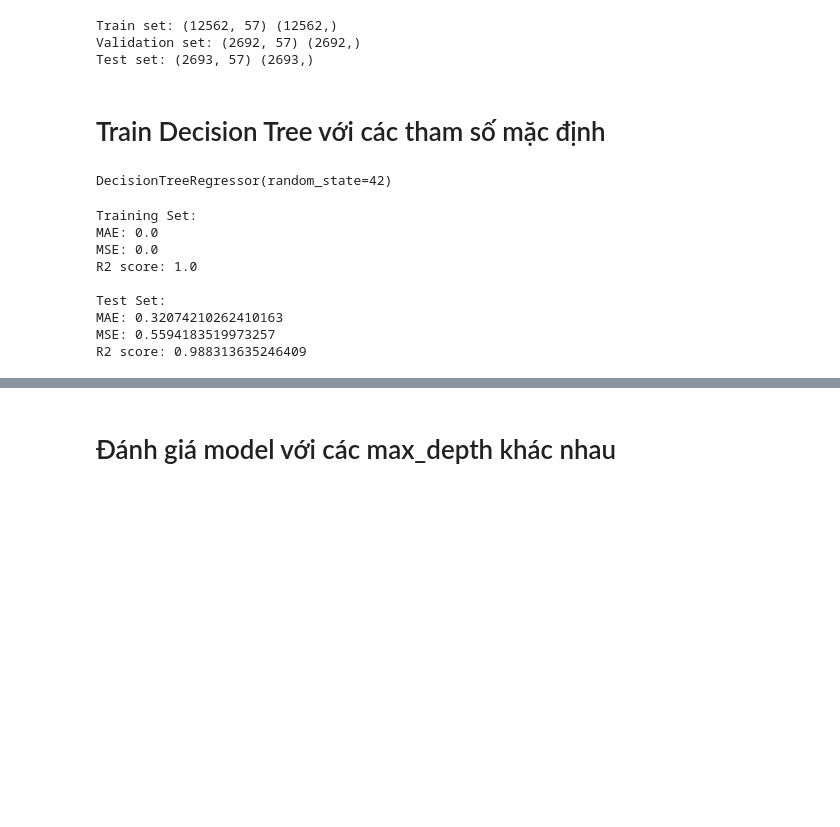
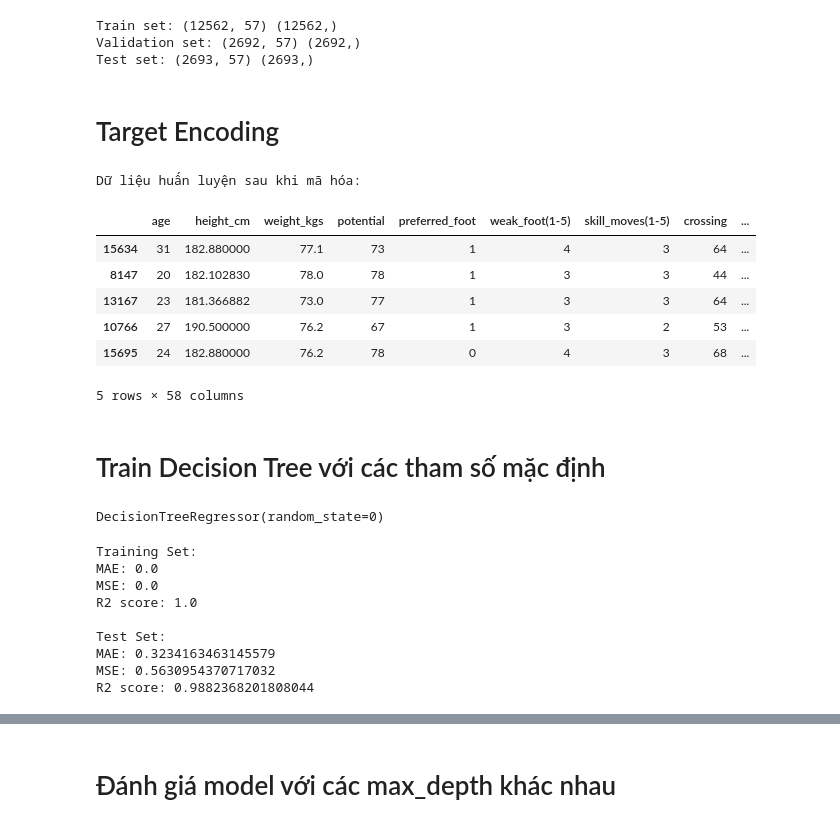
Before and after one commit to nttrung612/Football_Players_Rating_Prediction, a Jupyter notebook: decision_tree.ipynb, the cells around one changed output, grey strips where cells are left out. Drawn from its saved outputs; the diff is of its cells as text; code cells hidden in the pictures; blank space fills up the shorter version.

```diff
--- a/decision_tree.ipynb
+++ b/decision_tree.ipynb
@@ -26,15 +26,47 @@ X_train, X_test, y_train, y_test = train_test_split(X, y, test_size=1/3, random_
 Train set: (12562, 57) (12562,)
 Validation set: (2692, 57) (2692,)
 Test set: (2693, 57) (2693,)
+# %% [markdown]
+# Target Encoding
+# %%
+import pandas as pd
+from category_encoders import TargetEncoder
+from sklearn.model_selection import train_test_split
+
+# Tách dữ liệu thành biến mục tiêu và các thuộc tính đầu vào
+y = df['overall_rating']  # Biến mục tiêu
+X = df.drop(columns=['overall_rating'])  # Các thuộc tính đầu vào
+X_train, X_test, y_train, y_test = train_test_split(X, y, test_size=1/3, random_state=42)
+
+# Áp dụng Target Encoding cho cột 'nationality'
+target_encoder = TargetEncoder()
+X_train['nationality_encoded'] = target_encoder.fit_transform(X_train['nationality'], y_train)
+X_test['nationality_encoded'] = target_encoder.transform(X_test['nationality'])
+
+# Xóa cột 'nationality' gốc nếu không cần thiết
+X_train.drop(columns=['nationality'], inplace=True)
+X_test.drop(columns=['nationality'], inplace=True)
+
+print("Dữ liệu huấn luyện sau khi mã hóa:")
+X_train.head()
+# %% [output]
+Dữ liệu huấn luyện sau khi mã hóa:
+|  | age | height_cm | weight_kgs | potential | preferred_foot | weak_foot(1-5) | skill_moves(1-5) | crossing | ... |
+| 15634 | 31 | 182.880000 | 77.1 | 73 | 1 | 4 | 3 | 64 | ... |
+| 8147 | 20 | 182.102830 | 78.0 | 78 | 1 | 3 | 3 | 44 | ... |
+| 13167 | 23 | 181.366882 | 73.0 | 77 | 1 | 3 | 3 | 64 | ... |
+| 10766 | 27 | 190.500000 | 76.2 | 67 | 1 | 3 | 2 | 53 | ... |
+| 15695 | 24 | 182.880000 | 76.2 | 78 | 0 | 4 | 3 | 68 | ... |
+5 rows × 58 columns
 # %% [markdown]
 # Train Decision Tree với các tham số mặc định
 # %%
 from sklearn.tree import DecisionTreeRegressor
 
-model = DecisionTreeRegressor(random_state=42)
+model = DecisionTreeRegressor(random_state=0)
 model.fit(X_train, y_train)
 # %% [output]
-DecisionTreeRegressor(random_state=42)
+DecisionTreeRegressor(random_state=0)
 # %%
 y_train_pred = model.predict(X_train)
 y_test_pred = model.predict(X_test)
@@ -59,6 +91,6 @@ MSE: 0.0
 R2 score: 1.0
 
 Test Set:
-MAE: 0.32074210262410163
-MSE: 0.5594183519973257
-R2 score: 0.988313635246409
+MAE: 0.3234163463145579
+MSE: 0.5630954370717032
+R2 score: 0.9882368201808044
```
Also changed, not shown: parts of 2 cells of this notebook, 8 other files.
